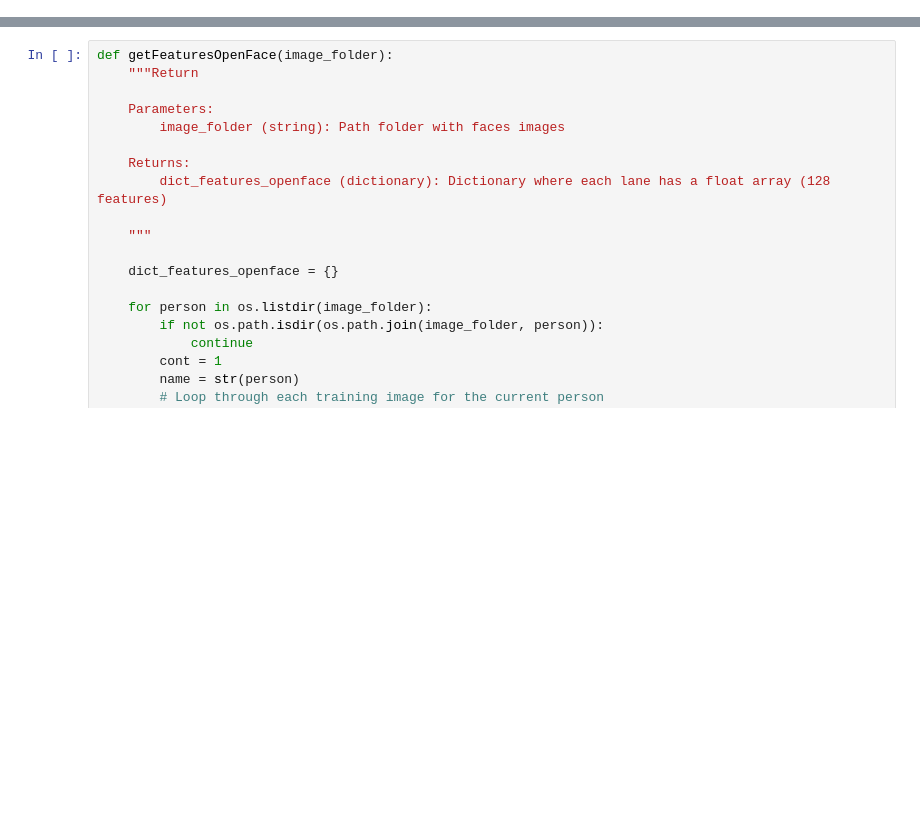
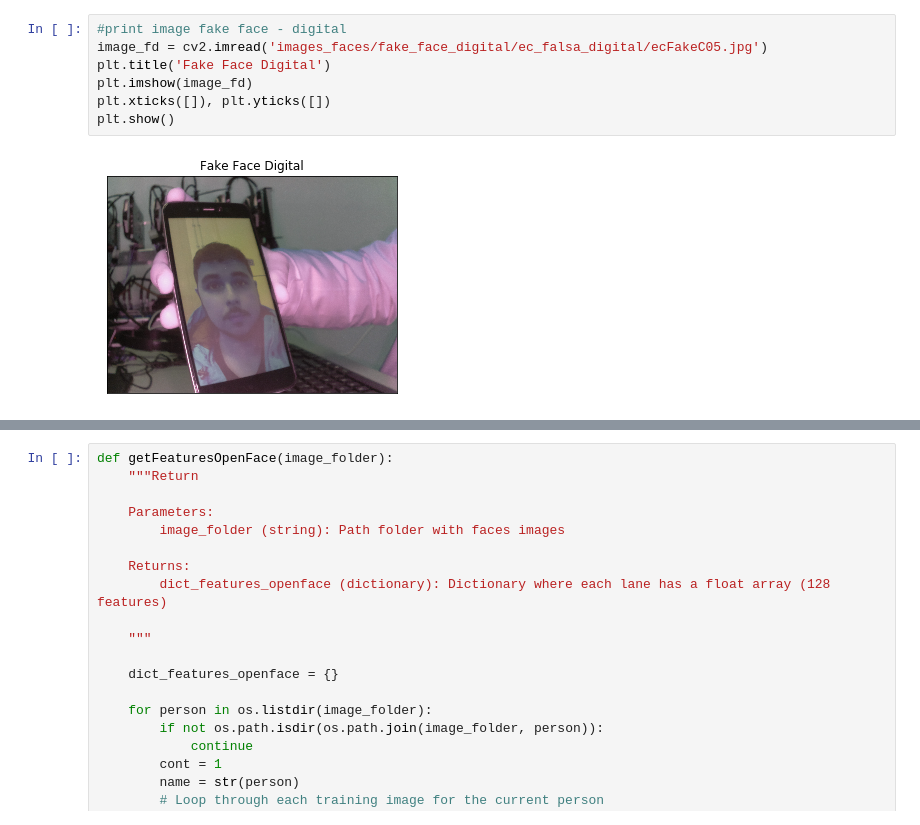
Before and after one commit to eduardocarnunes/detect-face-fake-udacity, a Jupyter notebook: pre_processing.ipynb, the cells around one changed output, grey strips where cells are left out. Saved outputs shown, nothing was run; the diff lists cells and outputs as text; blank space fills up the shorter version.

```diff
--- a/pre_processing.ipynb
+++ b/pre_processing.ipynb
@@ -7,0 +20,9 @@ import face_recognition
+# %%
+#print image fake face - digital
+image_fd = cv2.imread('images_faces/fake_face_digital/ec_falsa_digital/ecFakeC05.jpg')
+plt.title('Fake Face Digital')
+plt.imshow(image_fd)
+plt.xticks([]), plt.yticks([])
+plt.show()
+# %% [output]
+[figure, added]
```
Also changed, not shown: parts of 18 cells of this notebook.
